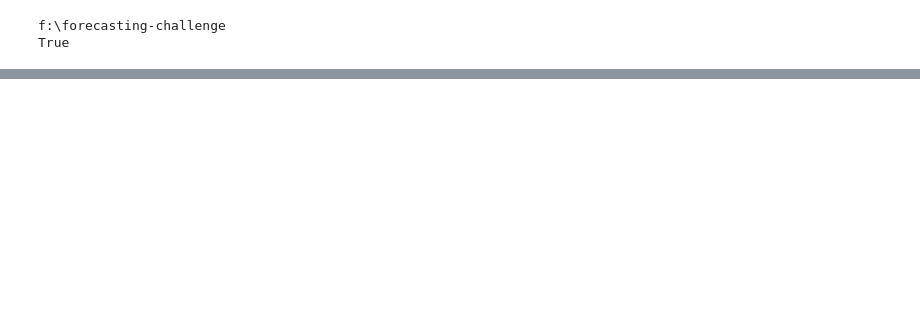
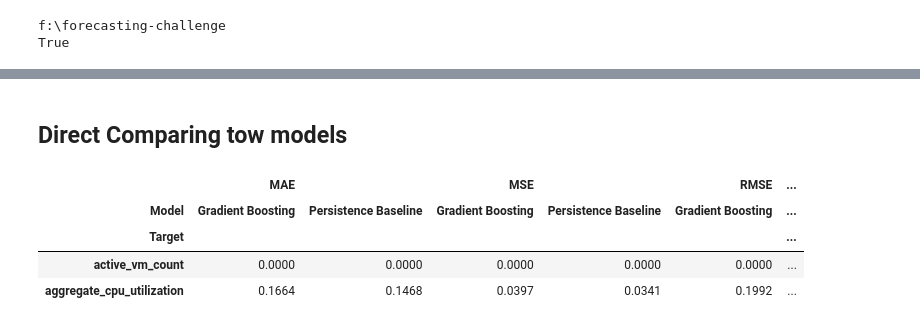
Before and after one commit to NisarAhmad7/forecasting-challenge, a Jupyter notebook: notebooks/baseline_model.ipynb, the cells around one changed output, grey strips where cells are left out. Saved outputs shown, nothing was run; the diff lists cells and outputs as text; code cells hidden in the pictures; blank space fills up the shorter version.

Commit message:
Complete forecasting analysis, model testing, and final report

```diff
--- a/notebooks/baseline_model.ipynb
+++ b/notebooks/baseline_model.ipynb
@@ -142,0 +57,8 @@ Actual value of y_test [[1.00000000e+04 9.16848610e+00]
+# %%
+x_train, y_train, y_test, timestamps_test, history = preproce()
+
+print("Training features:", x_train.shape)
+print("Training targets:", y_train.shape)
+print("Test targets:", y_test.shape)
+print("Test timestamps:", len(timestamps_test))
+print("Historical data:", history.shape)
@@ -142,0 +412,27 @@ Actual value of y_test [[1.00000000e+04 9.16848610e+00]
+# %%
+actual_test = pd.DataFrame(
+    y_test,
+    columns=TARGET_COLS
+)
+
+test_results = []
+
+test_results.extend(
+    calculate_metrics(
+        actual_test,
+        baseline_test_predictions,
+        "Persistence Baseline"
+    )
+)
+
+test_results.extend(
+    calculate_metrics(
+        actual_test,
+        rf_test_predictions,
+        "Gradient Boosting"
+    )
+)
+
+test_metrics = pd.DataFrame(test_results)
+
+test_metrics.round(4)
@@ -142,0 +445,16 @@ Actual value of y_test [[1.00000000e+04 9.16848610e+00]
+# %% [markdown]
+## Direct Comparing tow models
+# %%
+comparison = test_metrics.pivot(
+    index="Target",
+    columns="Model",
+    values=["MAE", "MSE", "RMSE"]
+)
+
+comparison.round(4)
+# %% [output]
+|  | MAE |  | MSE |  | RMSE | ... |
+| Model | Gradient Boosting | Persistence Baseline | Gradient Boosting | Persistence Baseline | Gradient Boosting | ... |
+| Target |  |  |  |  |  | ... |
+| active_vm_count | 0.0000 | 0.0000 | 0.0000 | 0.0000 | 0.0000 | ... |
+| aggregate_cpu_utilization | 0.1664 | 0.1468 | 0.0397 | 0.0341 | 0.1992 | ... |
```
Also changed, not shown: parts of 31 cells of this notebook, 11 other files.
